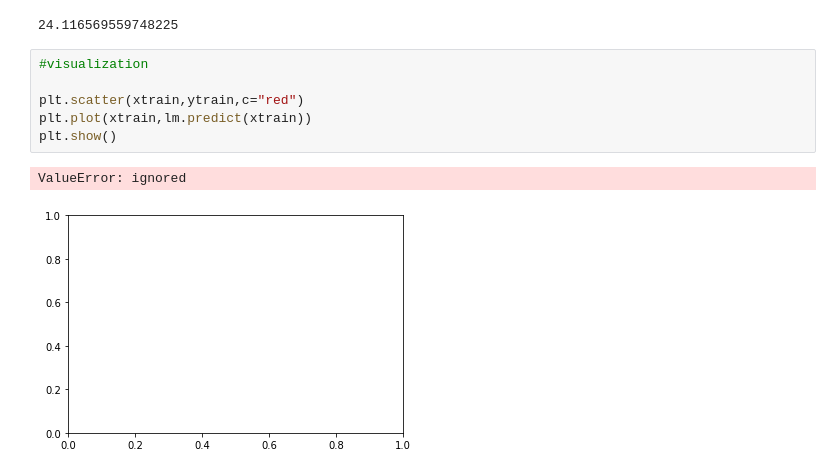
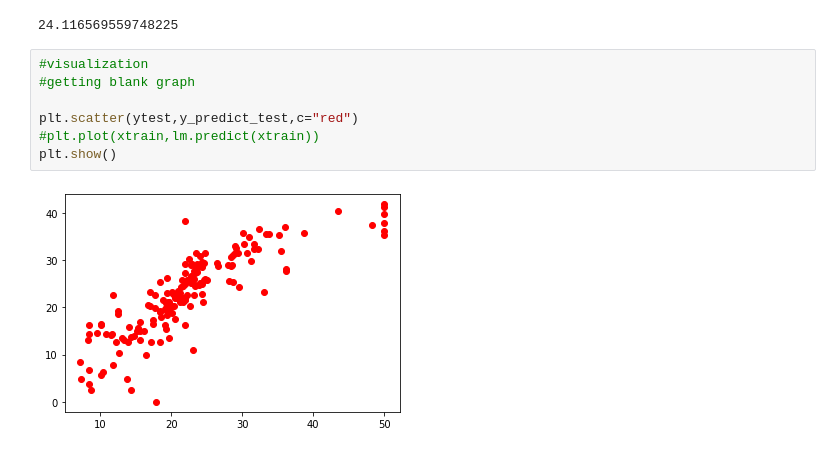
Before and after one commit to ShrutiPandey27/machine_learning_practice, a Jupyter notebook: practice.ipynb, the cells around one changed output. Drawn from its saved outputs; the diff is of its cells as text.

```diff
--- a/practice.ipynb
+++ b/practice.ipynb
@@ -142,10 +142,10 @@ print(mse)
 24.116569559748225
 # %%
 #visualization
+#getting blank graph
 
-plt.scatter(xtrain,ytrain,c="red")
-plt.plot(xtrain,lm.predict(xtrain))
+plt.scatter(ytest,y_predict_test,c="red")
+#plt.plot(xtrain,lm.predict(xtrain))
 plt.show()
 # %% [output]
-ValueError: ignored
-[figure, old version]
+[figure, new version]
```
